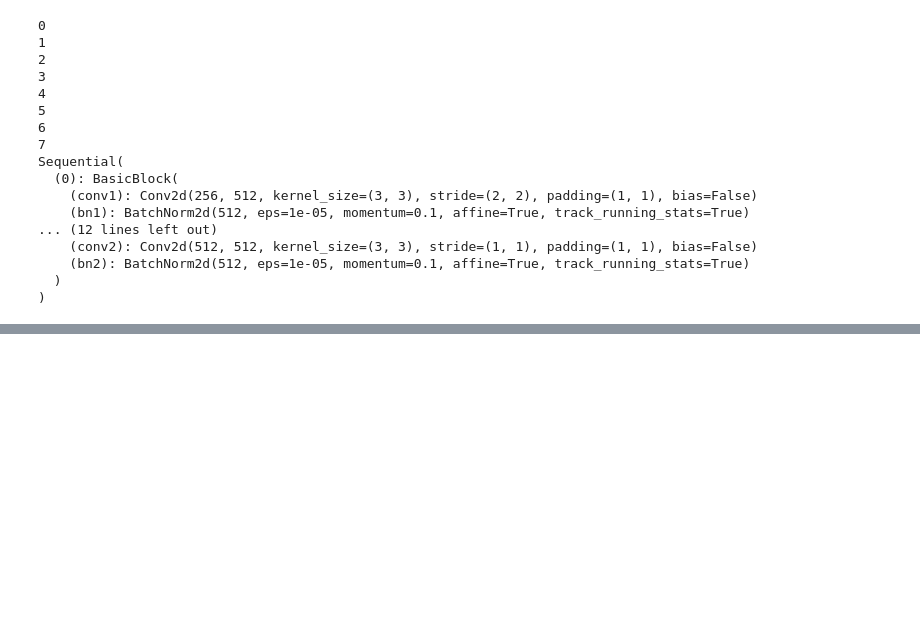
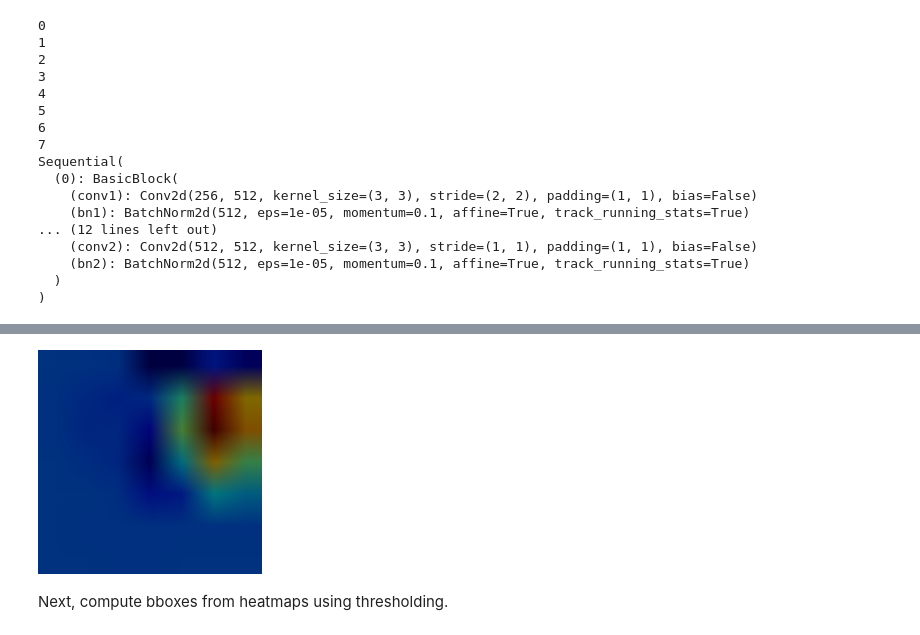
Before and after one commit to jena-shreyas/WSOL-Metric, a Jupyter notebook: data/Stylianou_resnet18_finetuned.ipynb, the cells around one changed output, grey strips where cells are left out. Saved outputs shown, nothing was run; the diff lists cells and outputs as text; code cells hidden in the pictures; blank space fills up the shorter version.

```diff
--- a/data/Stylianou_resnet18_finetuned.ipynb
+++ b/data/Stylianou_resnet18_finetuned.ipynb
@@ -396,0 +517,9 @@ retrieve_visualize(img_path, emb_path, vis_path, csv_path)
+# %%
+sample_hmap_path = "visualizations_CUB_200_2011_ft/heatmaps/Red_Headed_Woodpecker_0031_183096.jpg"
+
+hmap_img = Image.open(sample_hmap_path)
+display(hmap_img)
+# %% [output]
+[figure, added]
+# %% [markdown]
+Next, compute bboxes from heatmaps using thresholding.
```
Also changed, not shown: parts of 24 cells of this notebook, 6 other files.
